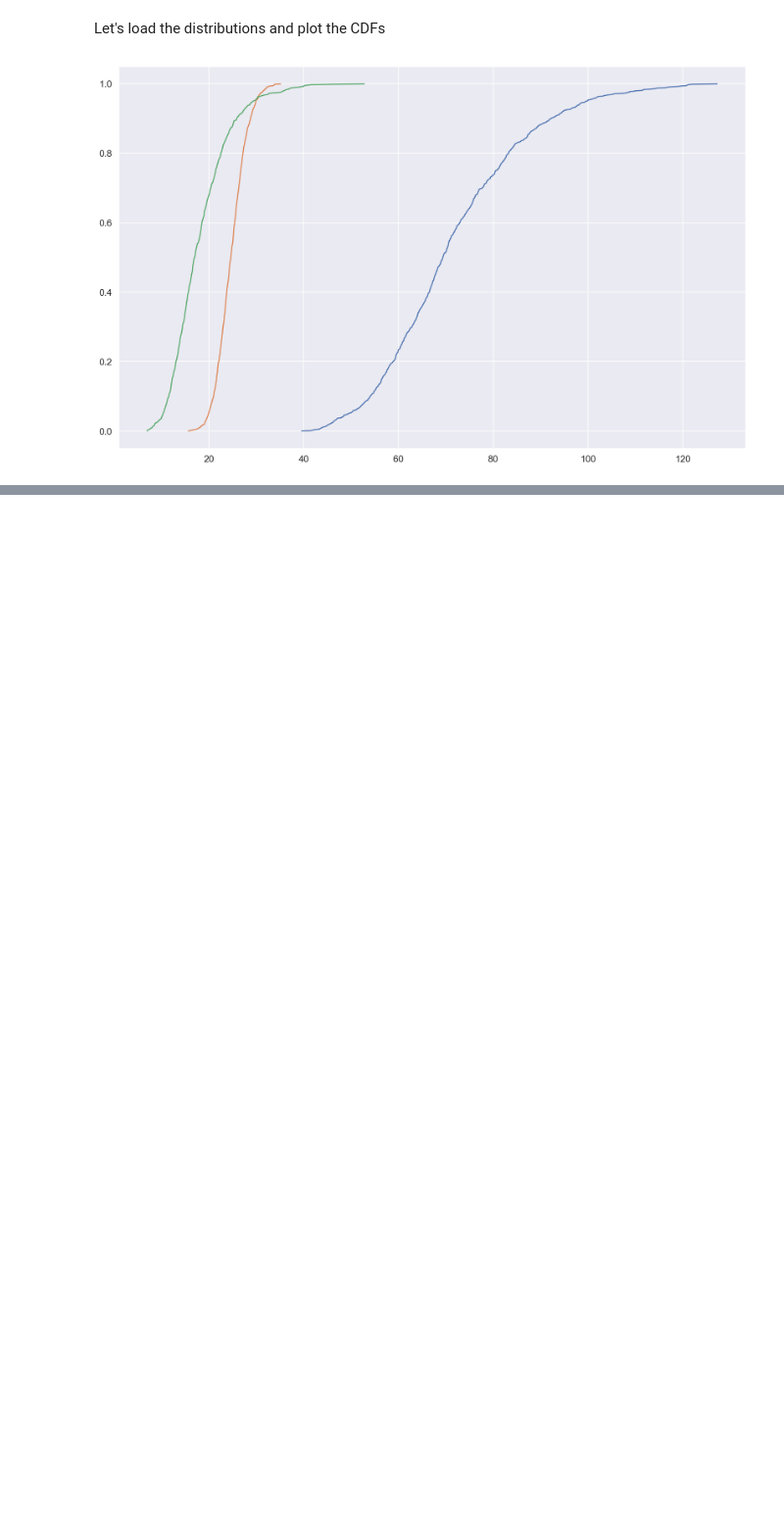
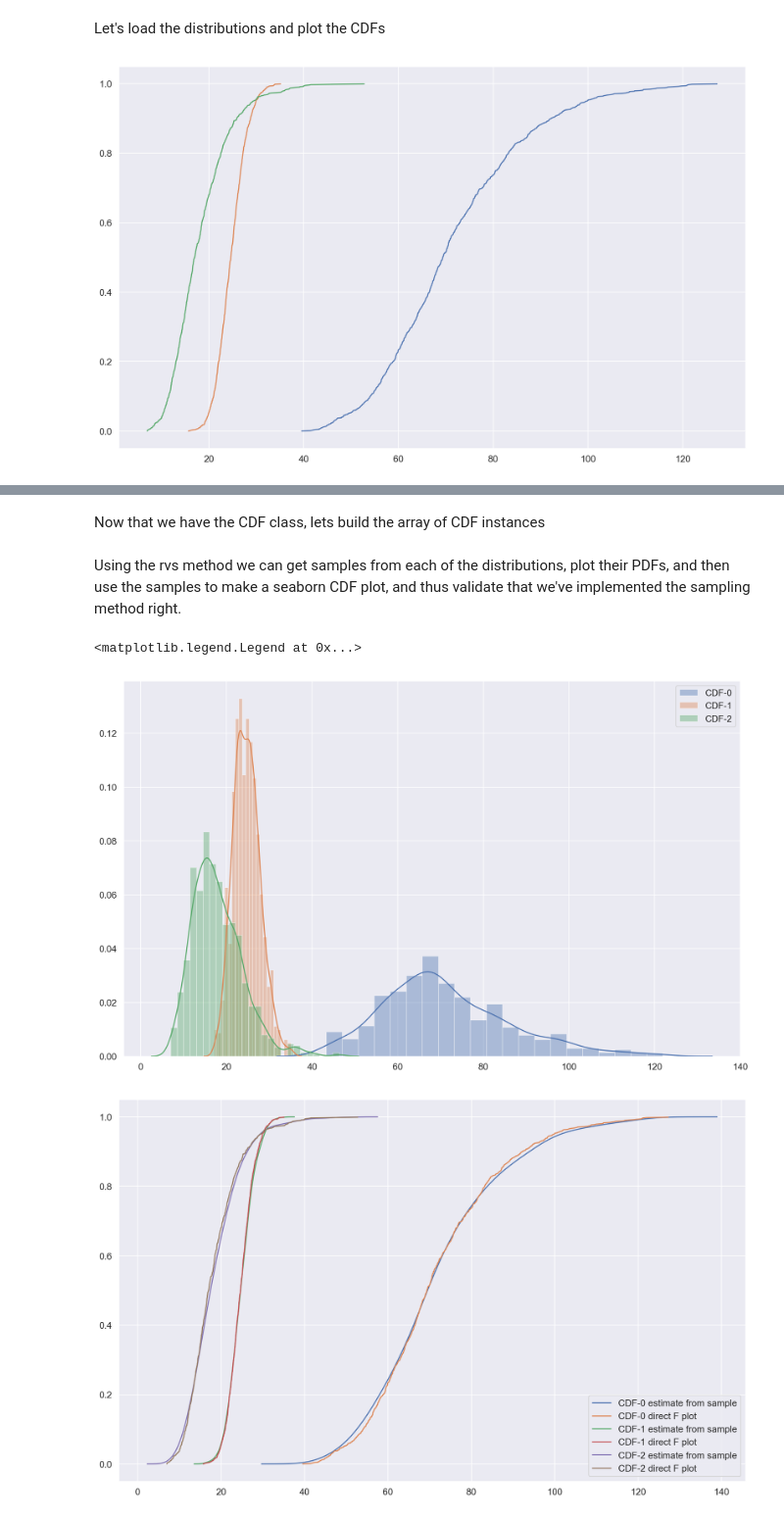
Before and after one commit to drazenz/foretold, a Jupyter notebook: Combine CDFs.ipynb, the cells around one changed output, grey strips where cells are left out. Shown at 98% size. Drawn from its saved outputs; the diff is of its cells as text; code cells hidden in the pictures; blank space fills up the shorter version.

```diff
--- a/Combine CDFs.ipynb
+++ b/Combine CDFs.ipynb
@@ -32,8 +40,9 @@ The method __rvs__ returns a num
 # %%
 class CDF:
     def __init__(self, x, F):
-        self.x = x
-        self.F = F
+        s = sorted(zip(x, F)) # Make sure that x is sorted in ascending order, since combine assumes that
+        self.x = [t[0] for t in s]
+        self.F = [t[1] for t in s]
 
     def combine(cdfs):
         x_unique = set()
@@ -43,9 +52,7 @@ class CDF:
         x_combined = [t for t in sorted(x_unique)]
 
         weights = [1.0 / len(cdfs)] * len(cdfs)
-
         pos = [0] * len(cdfs)
-
         combined_cdf = {'x': [], 'F': []}
 
         for x in x_combined:
@@ -60,21 +67,15 @@ class CDF:
                 pos[j] = p
 
                 if x < x_j[p]:
-                    F = 0
+                    # x is lower than the lowest value in CDF[j] so we take F=0
+                    F = F_j[p]
                 elif p == len(x_j) - 1:
+                    # x greater or equal than the largest value in CDF[j], so we take F=1
                     F = F_j[p]
                 else:
-                    if x == x_j[p]:
-                        F = F_j[p]
-                    else:
-                        y1 = F_j[p]
-                        y2 = F_j[p + 1]
-                        x2 = x_j[p + 1]
-                        x1 = x_j[p]
-
-                        k = (y2 - y1) / (x2 - x1)
-                        y_interp = y1 + k * (x - x1)
-                        F = y_interp
+                    # x is between x_j[p] and x_j[p+1], so we interpolate F
+                    y_interp = np.interp(x=[x], xp=[x_j[p], x_j[p+1]], fp=[F_j[p], F_j[p+1]])
+                    F = y_interp[0]
 
                 weighted_F += w * F
             combined_cdf['x'].append(x)
@@ -94,10 +95,30 @@ class CDF:
         if n > 1:
             return np.array(res)
         else:
-#             print('Returning ', res[0])
             return res[0]
+# %% [markdown]
+Now that we have the CDF class, lets build the array of CDF instances
 # %%
 cdfs = []
 for dist in data:
     xs, ys = np.array(dist['data']['xs']), np.array(dist['data']['ys'])
     cdfs.append(CDF(x=xs, F=ys))
+# %% [markdown]
+Using the rvs method we can get samples from each of the distributions, plot their PDFs, and then use the samples to make a seaborn CDF plot, and thus validate that we've implemented the sampling method right.
+# %%
+plt.figure()
+for i, cdf in enumerate(cdfs):
+    sample = cdf.rvs(1000)
+    sns.distplot(sample, label='CDF-{}'.format(i))
+plt.legend()
+
+plt.figure()
+for i, cdf in enumerate(cdfs):
+    sample = cdf.rvs(1000)
+    sns.kdeplot(sample, cumulative=True, label='CDF-{} estimate from sample'.format(i))
+    sns.lineplot(cdf.x, cdf.F, label='CDF-{} direct F plot'.format(i))
+plt.legend()
+# %% [output]
+<matplotlib.legend.Legend at 0x...>
+[figure, added]
+[figure, added]
```
Also changed, not shown: parts of 5 cells of this notebook.
